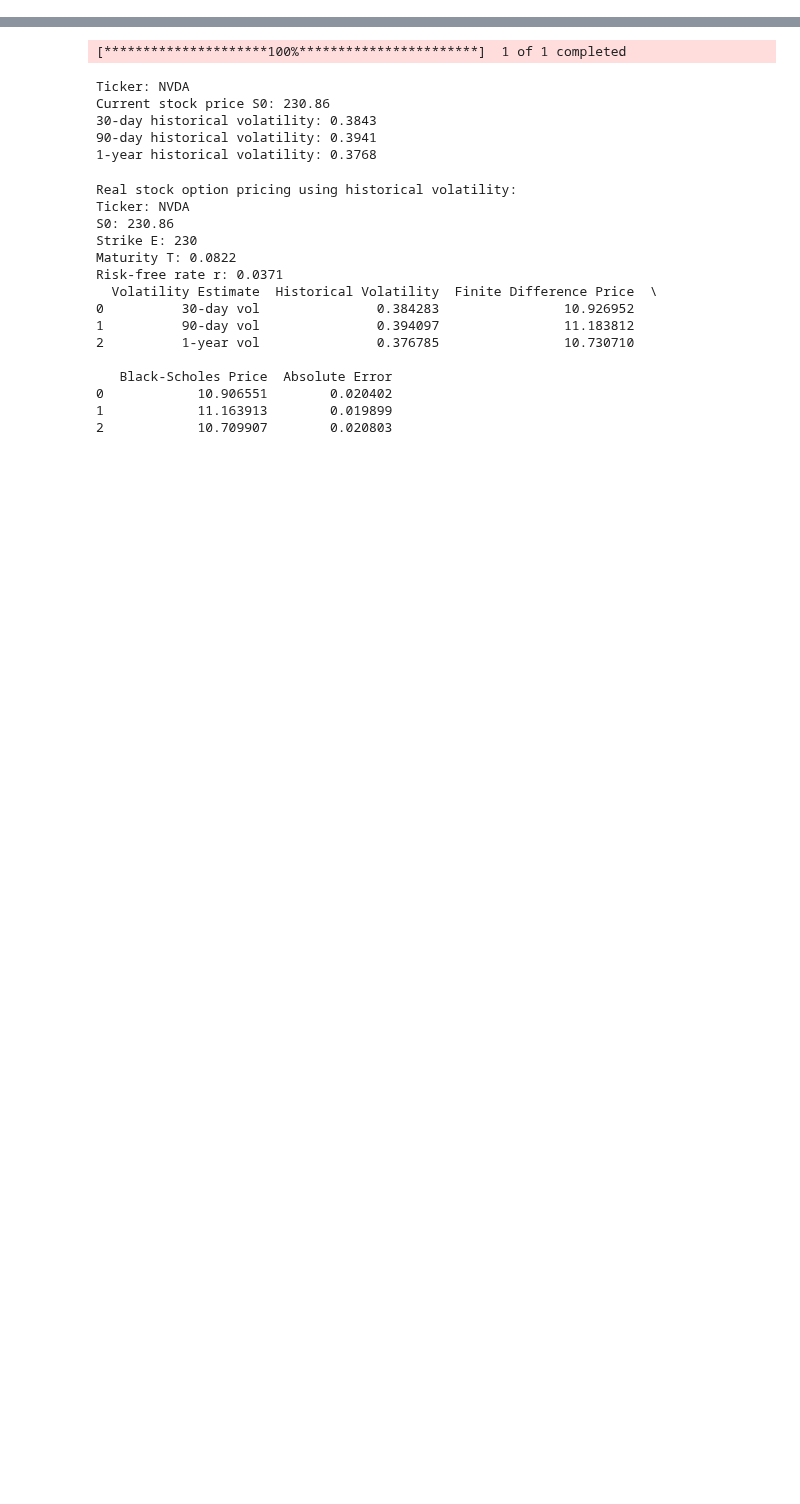
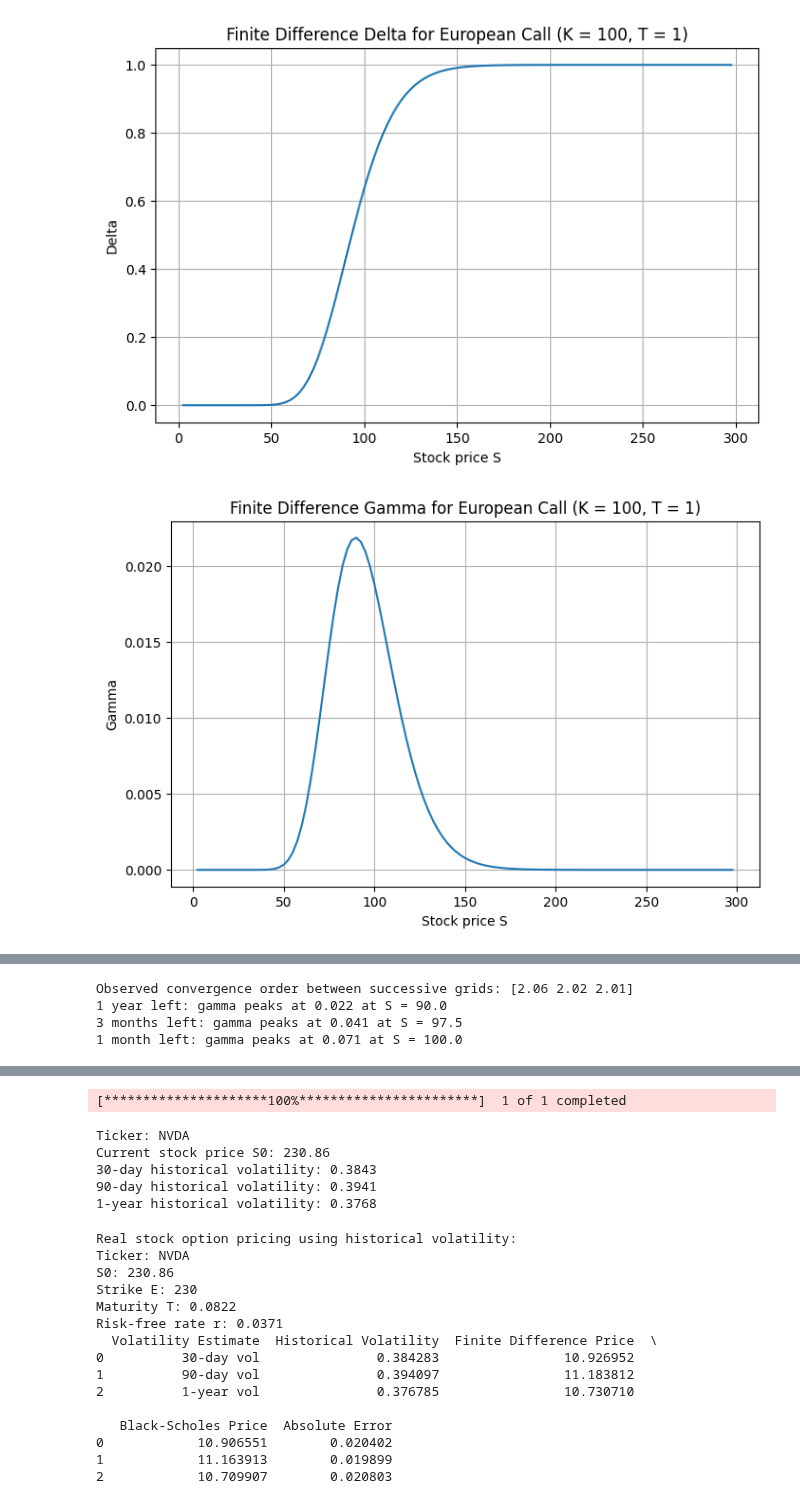
Before and after one commit to nikolasathinodorou33/fdm-black-scholes-implied-vol, a Jupyter notebook: fdm_black_scholes_implied_vol.ipynb, the cells around one changed output, grey strips where cells are left out. Saved outputs shown, nothing was run; the diff lists cells and outputs as text; code cells hidden in the pictures; blank space fills up the shorter version.

```diff
--- a/fdm_black_scholes_implied_vol.ipynb
+++ b/fdm_black_scholes_implied_vol.ipynb
@@ -442 +447,48 @@ Volatility sensitivity table:
 [figure]
+# %%
+# -----------------------------
+# 18b. Figures used in the report (saved to figures/)
+# -----------------------------
+import os
+os.makedirs("figures", exist_ok=True)
+
+# Delta and gamma at t = 0
+plt.figure(figsize=(8, 5))
+plt.plot(S[1:M], delta_curve[1:M])
+plt.xlabel("Stock price S"); plt.ylabel("Delta")
+plt.title("Finite Difference Delta for European Call (K = 100, T = 1)")
+plt.grid(True); plt.savefig("figures/delta.png", dpi=150, bbox_inches="tight"); plt.show()
+
+plt.figure(figsize=(8, 5))
+plt.plot(S[1:M], gamma_curve[1:M])
+plt.xlabel("Stock price S"); plt.ylabel("Gamma")
+plt.title("Finite Difference Gamma for European Call (K = 100, T = 1)")
+plt.grid(True); plt.savefig("figures/gamma.png", dpi=150, bbox_inches="tight"); plt.show()
+
+# Convergence on log-log axes: a slope of 2 means the error falls 4x when dS halves
+plt.figure(figsize=(7, 5))
+plt.loglog(convergence_table["dS"], convergence_table["Absolute Error"], "o-", label="FDM error")
+ref = convergence_table["Absolute Error"].iloc[0] * (convergence_table["dS"] / convergence_table["dS"].iloc[0])**2
+plt.loglog(convergence_table["dS"], ref, "--", label="slope 2 (second order)")
+plt.xlabel("Stock price step dS"); plt.ylabel("Absolute error")
+plt.title("Convergence of the explicit FDM (log-log)")
+plt.legend(); plt.grid(True, which="both")
+plt.savefig("figures/convergence_loglog.png", dpi=150, bbox_inches="tight"); plt.show()
+slopes = np.diff(np.log(convergence_table["Absolute Error"])) / np.diff(np.log(convergence_table["dS"]))
+print("Observed convergence order between successive grids:", np.round(slopes, 2))
+
+# Delta and gamma as expiry approaches (from the same grid, at later time columns)
+fig, ax = plt.subplots(1, 2, figsize=(12, 4.5))
+for label, years_left in [("1 year left", 1.0), ("3 months left", 0.25), ("1 month left", 1 / 12)]:
+    k = int(round((T - years_left) / dt))
+    d = (V[2:M+1, k] - V[0:M-1, k]) / (2 * dS)
+    g = (V[2:M+1, k] - 2 * V[1:M, k] + V[0:M-1, k]) / dS**2
+    ax[0].plot(S[1:M], d, label=label); ax[1].plot(S[1:M], g, label=label)
+    print(f"{label}: gamma peaks at {g.max():.3f} at S = {S[1:M][g.argmax()]:.1f}")
+ax[0].set(xlabel="Stock price S", ylabel="Delta", title="Delta as expiry approaches")
+ax[1].set(xlabel="Stock price S", ylabel="Gamma", title="Gamma as expiry approaches")
+for a in ax: a.grid(True); a.legend()
+plt.tight_layout(); plt.savefig("figures/greeks_vs_expiry.png", dpi=150, bbox_inches="tight"); plt.show()
+# %% [output]
+[figure, added]
+[figure, added]
@@ -442,0 +496,4 @@ Volatility sensitivity table:
+Observed convergence order between successive grids: [2.06 2.02 2.01]
+1 year left: gamma peaks at 0.022 at S = 90.0
+3 months left: gamma peaks at 0.041 at S = 97.5
+1 month left: gamma peaks at 0.071 at S = 100.0
```
Also changed, not shown: parts of 4 cells of this notebook, 7 other files.
